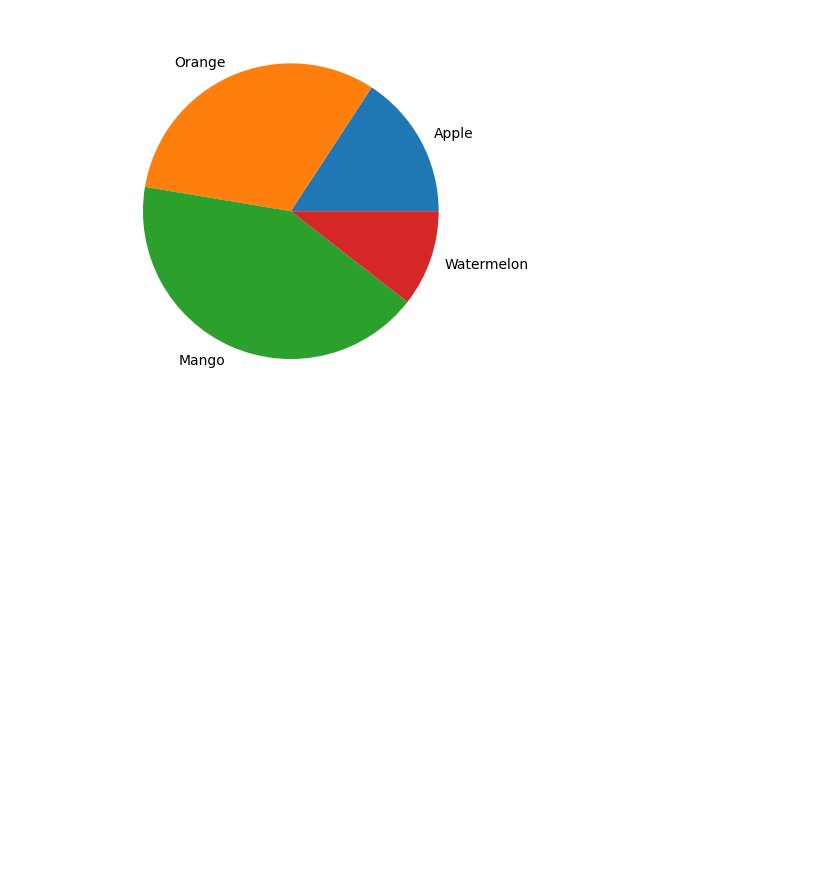
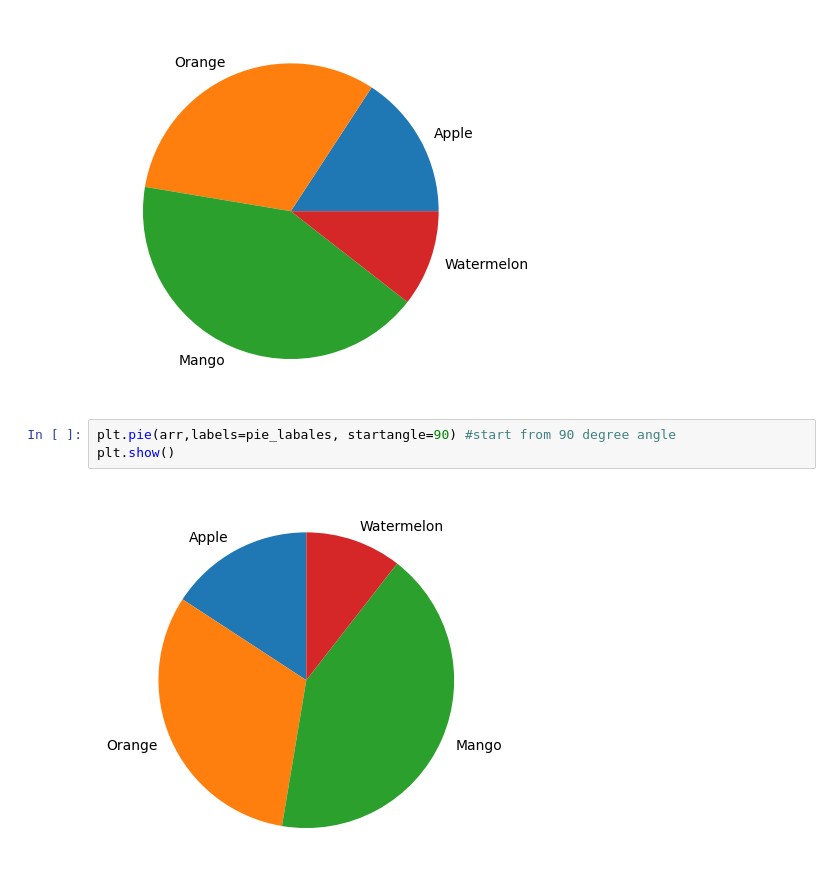
Before and after one commit to SohailDad/ML-Python, a Jupyter notebook: Matplotlib/Sec_matplot.ipynb, the cells around one changed output. Saved outputs shown, nothing was run; the diff lists cells and outputs as text; blank space fills up the shorter version.

Commit message:
learn new function of matplotlib Pie Charts

```diff
--- a/Matplotlib/Sec_matplot.ipynb
+++ b/Matplotlib/Sec_matplot.ipynb
@@ -187,3 +187,8 @@ plt.pie(arr,labels=pie_labales)
 plt.show()
 # %% [output]
 [figure]
+# %%
+plt.pie(arr,labels=pie_labales, startangle=90) #start from 90 degree angle
+plt.show()
+# %% [output]
+[figure, added]
```
Also changed, not shown: parts of 5 cells of this notebook.
